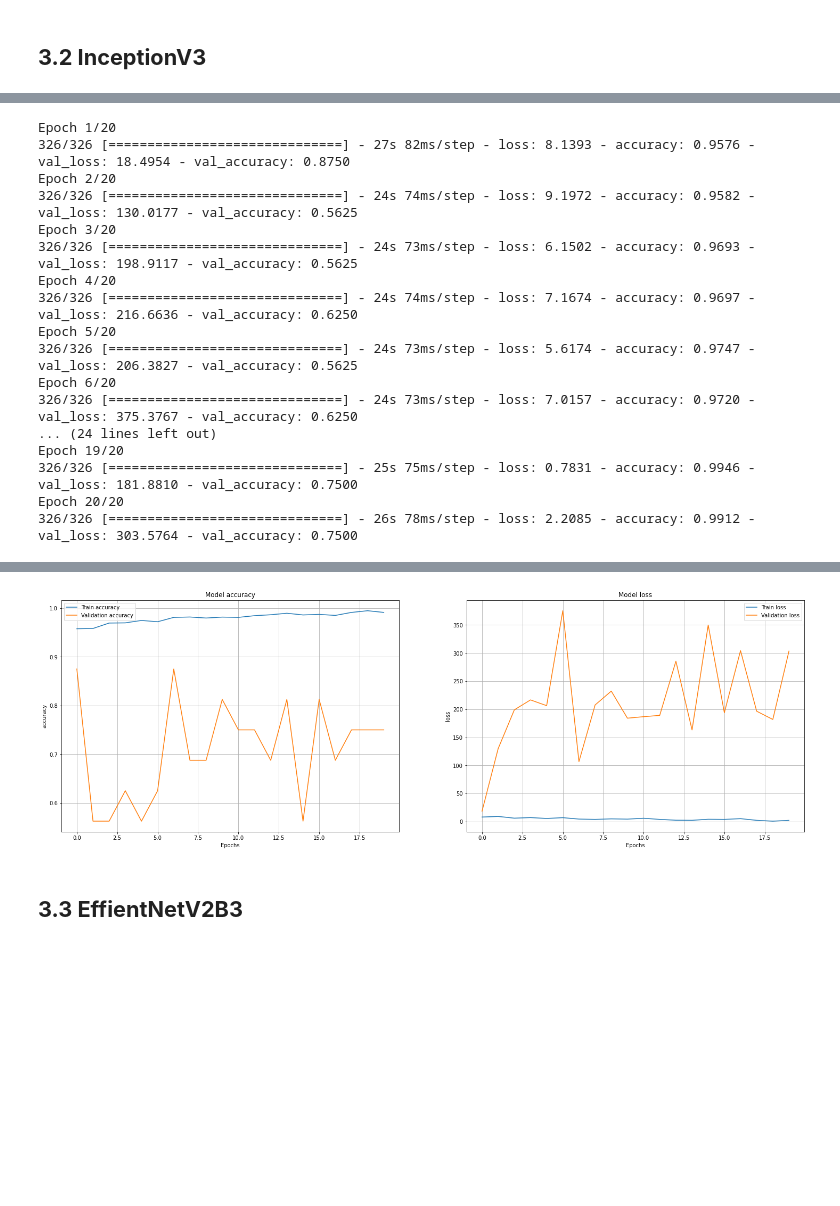
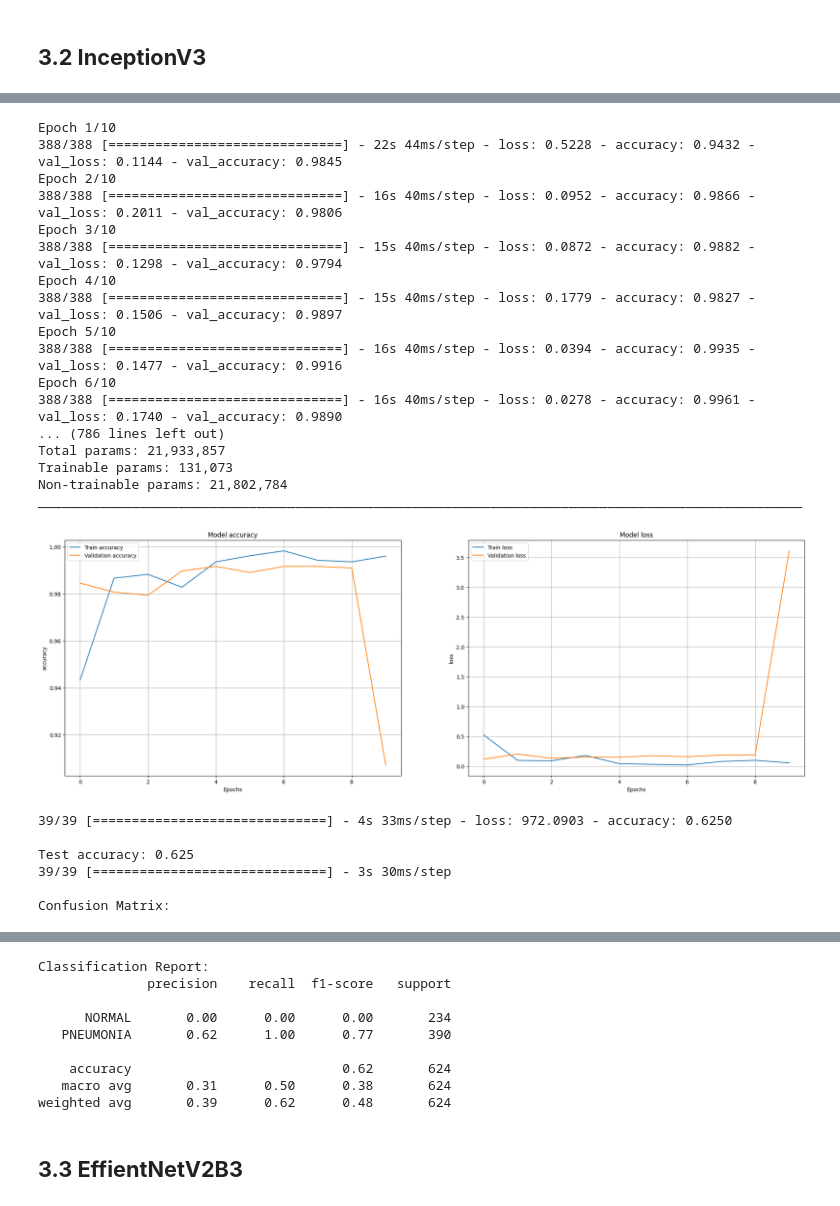
Before and after one commit to SikYinSun/COVID-19-Detection, a Jupyter notebook: COVID19_detection.ipynb, the cells around one changed output, grey strips where cells are left out. Drawn from its saved outputs; the diff is of its cells as text; code cells hidden in the pictures; blank space fills up the shorter version.

```diff
--- a/COVID19_detection.ipynb
+++ b/COVID19_detection.ipynb
@@ -274,20 +336,28 @@ Downloading data from https://storage.googleapis.com/tensorflow/keras-applicatio
 # %%
-history_iv3 = iv3.fit(train_data, epochs=20,validation_data = val_data)
+# history_iv3 = iv3.fit(train_data, epochs=20,validation_data = val_data)
+evaluate_model(model=iv3, train_dataset=train_data, val_dataset=val_data, test_dataset=test_data, epochs=10, class_names=class_label)
 # %% [output]
-Epoch 1/20
-326/326 [==============================] - 27s 82ms/step - loss: 8.1393 - accuracy: 0.9576 - val_loss: 18.4954 - val_accuracy: 0.8750
-Epoch 2/20
-326/326 [==============================] - 24s 74ms/step - loss: 9.1972 - accuracy: 0.9582 - val_loss: 130.0177 - val_accuracy: 0.5625
-Epoch 3/20
-326/326 [==============================] - 24s 73ms/step - loss: 6.1502 - accuracy: 0.9693 - val_loss: 198.9117 - val_accuracy: 0.5625
-Epoch 4/20
-326/326 [==============================] - 24s 74ms/step - loss: 7.1674 - accuracy: 0.9697 - val_loss: 216.6636 - val_accuracy: 0.6250
-Epoch 5/20
-326/326 [==============================] - 24s 73ms/step - loss: 5.6174 - accuracy: 0.9747 - val_loss: 206.3827 - val_accuracy: 0.5625
-Epoch 6/20
-326/326 [==============================] - 24s 73ms/step - loss: 7.0157 - accuracy: 0.9720 - val_loss: 375.3767 - val_accuracy: 0.6250
-... (24 lines left out)
-Epoch 19/20
-326/326 [==============================] - 25s 75ms/step - loss: 0.7831 - accuracy: 0.9946 - val_loss: 181.8810 - val_accuracy: 0.7500
-Epoch 20/20
-326/326 [==============================] - 26s 78ms/step - loss: 2.2085 - accuracy: 0.9912 - val_loss: 303.5764 - val_accuracy: 0.7500
+Epoch 1/10
+388/388 [==============================] - 22s 44ms/step - loss: 0.5228 - accuracy: 0.9432 - val_loss: 0.1144 - val_accuracy: 0.9845
+Epoch 2/10
+388/388 [==============================] - 16s 40ms/step - loss: 0.0952 - accuracy: 0.9866 - val_loss: 0.2011 - val_accuracy: 0.9806
+Epoch 3/10
+388/388 [==============================] - 15s 40ms/step - loss: 0.0872 - accuracy: 0.9882 - val_loss: 0.1298 - val_accuracy: 0.9794
+Epoch 4/10
+388/388 [==============================] - 15s 40ms/step - loss: 0.1779 - accuracy: 0.9827 - val_loss: 0.1506 - val_accuracy: 0.9897
+Epoch 5/10
+388/388 [==============================] - 16s 40ms/step - loss: 0.0394 - accuracy: 0.9935 - val_loss: 0.1477 - val_accuracy: 0.9916
+Epoch 6/10
+388/388 [==============================] - 16s 40ms/step - loss: 0.0278 - accuracy: 0.9961 - val_loss: 0.1740 - val_accuracy: 0.9890
+... (786 lines left out)
+Total params: 21,933,857
+Trainable params: 131,073
+Non-trainable params: 21,802,784
+__________________________________________________________________________________________________
+[figure, added]
+39/39 [==============================] - 4s 33ms/step - loss: 972.0903 - accuracy: 0.6250
+
+Test accuracy: 0.625
+39/39 [==============================] - 3s 30ms/step
+
+Confusion Matrix:
@@ -294,27 +365,12 @@ Epoch 20/20
+Classification Report:
+              precision    recall  f1-score   support
+
+      NORMAL       0.00      0.00      0.00       234
+   PNEUMONIA       0.62      1.00      0.77       390
+
+    accuracy                           0.62       624
+   macro avg       0.31      0.50      0.38       624
+weighted avg       0.39      0.62      0.48       624
-# %%
-fig, ax = plt.subplots(ncols=2, figsize=(25, 8))
-
-ax[0].plot(history_iv3.history['accuracy'], label="Train accuracy")
-ax[0].plot(history_iv3.history['val_accuracy'], label="Validation accuracy")
-ax[0].set_title("Model accuracy")
-ax[0].set_xlabel("Epochs")
-ax[0].set_ylabel("accuracy")
-ax[0].legend(["train", "val"])
-ax[0].grid(True)
-ax[0].legend()
-
-ax[1].plot(history_iv3.history['loss'], label="Train loss")
-ax[1].plot(history_iv3.history['val_loss'], label="Validation loss")
-ax[1].set_title("Model loss")
-ax[1].set_xlabel("Epochs")
-ax[1].set_ylabel("loss")
-ax[1].legend(["train", "val"])
-ax[1].grid(True)
-ax[1].legend()
-
-plt.show()
-# %% [output]
-[figure, removed]
 # %% [markdown]
 ## <b> 3.3 EffientNetV2B3 </b>
 # %%
```
Also changed, not shown: parts of 47 cells of this notebook.
